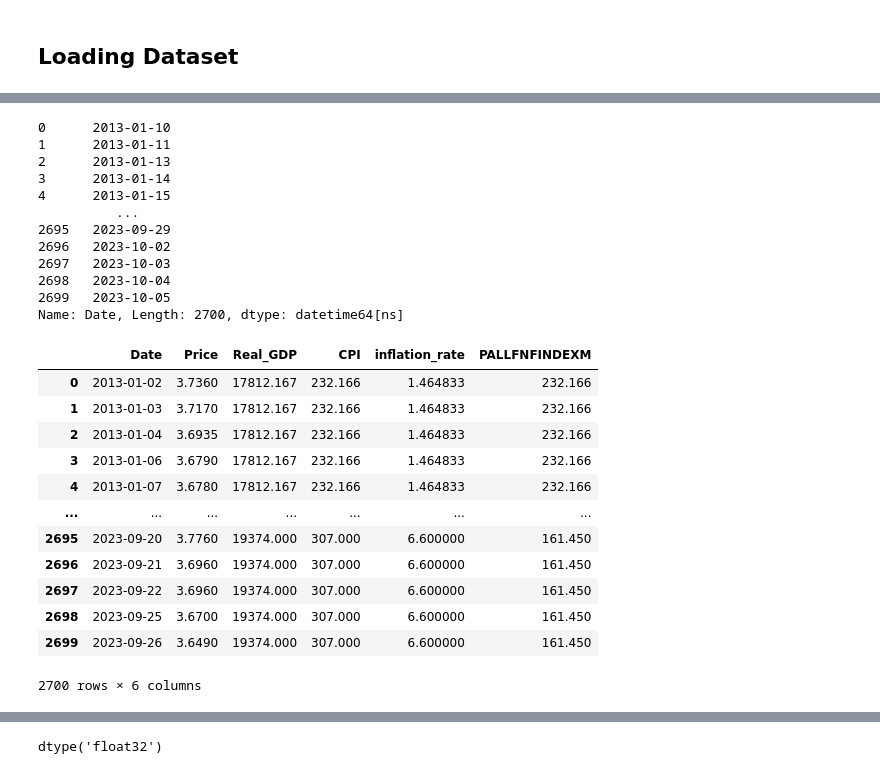
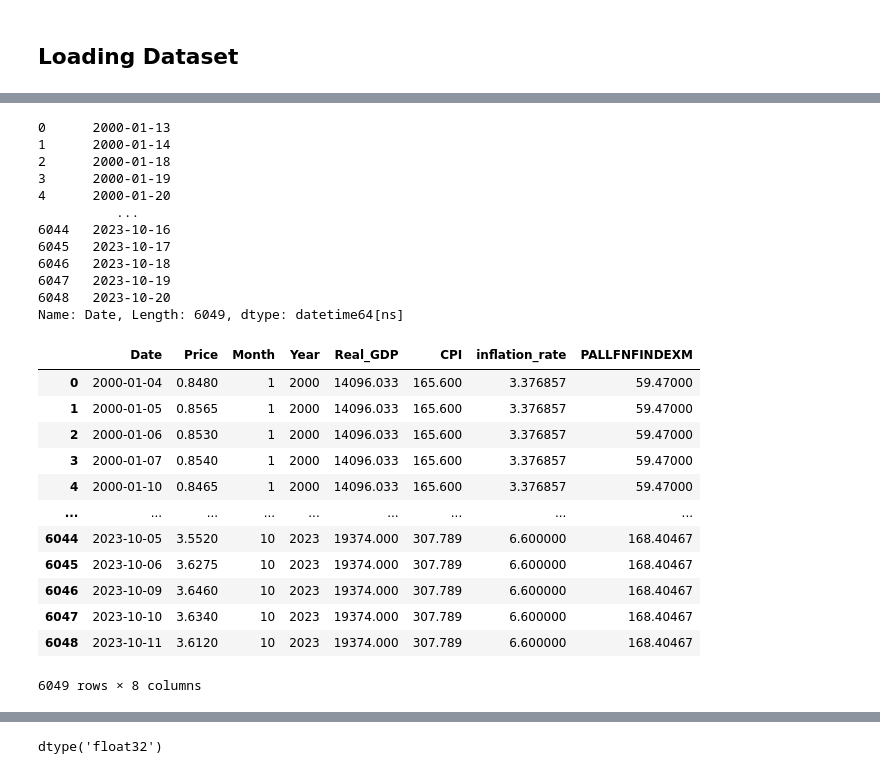
Before and after one commit to QaraDataScience/Copper-Price-Prediction, a Jupyter notebook: Forecasting_Copper_Prices.ipynb, the cells around one changed output, grey strips where cells are left out. Cells and saved outputs as stored; diff of their text form; code cells hidden in the pictures.

```diff
--- a/Forecasting_Copper_Prices.ipynb
+++ b/Forecasting_Copper_Prices.ipynb
@@ -97,7 +72,7 @@ device
 # %% [markdown]
 ## Loading Dataset
 # %%
-df = pd.read_csv('final_merged_copper_dataset_new.csv')
+df = pd.read_csv('final_merged_copper_dataset.csv')
 df = df.drop(['Unnamed: 0'], axis=1)
 df["Date"] = pd.to_datetime(df["Date"])
 df
@@ -140,14 +115,0 @@ dtype: int64
-# %%
-# Set a constant value for missing 'CPI' in the year 2023
-constant_value_CPI_2023 = 307.0
-# Fill the missing 'CPI' values with the constant value for 2023
-df['CPI'] = df['CPI'].fillna(
-    df['Year'].apply(lambda x: constant_value_CPI_2023 if x == 2023 else np.nan))
-
-# Set a constant value for missing 'PALLFNFINDEXM' in the year 2023
-constant_value_PALLFNFINDEXM_2023 = 161.45
-# Fill the missing 'PALLFNFINDEXM' values with the constant value for 2023
-df['PALLFNFINDEXM'] = df['PALLFNFINDEXM'].fillna(
-    df['Year'].apply(lambda x: constant_value_PALLFNFINDEXM_2023 if x == 2023 else np.nan))
-
-df.isnull().sum()
@@ -169,3 +115,0 @@ dtype: int64
-# %%
-df = df.drop(['Month','Year', 'Open', 'High', 'Low', 'Vol.', 'Change %'], axis=1)
-df
@@ -186,5 +115,0 @@ df
-# %%
-df = df.iloc[::-1]
-
-df.reset_index(drop=True, inplace=True)
-df
@@ -221,49 +158,50 @@ dates.reset_index(drop=True, inplace=True)
 # %%
 dates
 # %% [output]
-0      2013-01-10
-1      2013-01-11
-2      2013-01-13
-3      2013-01-14
-4      2013-01-15
+0      2000-01-13
+1      2000-01-14
+2      2000-01-18
+3      2000-01-19
+4      2000-01-20
           ...
-2695   2023-09-29
-2696   2023-10-02
-2697   2023-10-03
-2698   2023-10-04
-2699   2023-10-05
-Name: Date, Length: 2700, dtype: datetime64[ns]
+6044   2023-10-16
+6045   2023-10-17
+6046   2023-10-18
+6047   2023-10-19
+6048   2023-10-20
+Name: Date, Length: 6049, dtype: datetime64[ns]
 # %%
 from copy import deepcopy as dc
 
 
 def prepare_dataframe_for_lstm(df, n_steps):
     df = dc(df)
 
     #df.set_index('Date', inplace=True)
 
     for i in range(1, n_steps + 1):
         df[f'Price(t-{i})'] = df['Price'].shift(i)
 
     df.dropna(inplace=True)
 
     return df
 
 
 shifted_df = prepare_dataframe_for_lstm(data, LOOKBACK)
+shifted_df = shifted_df.reset_index(drop=True)
 df = df.drop(df.index[-7:])
 df
 # %% [output]
-|  | Date | Price | Real_GDP | CPI | inflation_rate | PALLFNFINDEXM |
-| 0 | 2013-01-02 | 3.7360 | 17812.167 | 232.166 | 1.464833 | 232.166 |
-| 1 | 2013-01-03 | 3.7170 | 17812.167 | 232.166 | 1.464833 | 232.166 |
-| 2 | 2013-01-04 | 3.6935 | 17812.167 | 232.166 | 1.464833 | 232.166 |
-| 3 | 2013-01-06 | 3.6790 | 17812.167 | 232.166 | 1.464833 | 232.166 |
-| 4 | 2013-01-07 | 3.6780 | 17812.167 | 232.166 | 1.464833 | 232.166 |
-| ... | ... | ... | ... | ... | ... | ... |
-| 2695 | 2023-09-20 | 3.7760 | 19374.000 | 307.000 | 6.600000 | 161.450 |
-| 2696 | 2023-09-21 | 3.6960 | 19374.000 | 307.000 | 6.600000 | 161.450 |
-| 2697 | 2023-09-22 | 3.6960 | 19374.000 | 307.000 | 6.600000 | 161.450 |
-| 2698 | 2023-09-25 | 3.6700 | 19374.000 | 307.000 | 6.600000 | 161.450 |
-| 2699 | 2023-09-26 | 3.6490 | 19374.000 | 307.000 | 6.600000 | 161.450 |
+|  | Date | Price | Month | Year | Real_GDP | CPI | inflation_rate | PALLFNFINDEXM |
+| 0 | 2000-01-04 | 0.8480 | 1 | 2000 | 14096.033 | 165.600 | 3.376857 | 59.47000 |
+| 1 | 2000-01-05 | 0.8565 | 1 | 2000 | 14096.033 | 165.600 | 3.376857 | 59.47000 |
+| 2 | 2000-01-06 | 0.8530 | 1 | 2000 | 14096.033 | 165.600 | 3.376857 | 59.47000 |
+| 3 | 2000-01-07 | 0.8540 | 1 | 2000 | 14096.033 | 165.600 | 3.376857 | 59.47000 |
+| 4 | 2000-01-10 | 0.8465 | 1 | 2000 | 14096.033 | 165.600 | 3.376857 | 59.47000 |
+| ... | ... | ... | ... | ... | ... | ... | ... | ... |
+| 6044 | 2023-10-05 | 3.5520 | 10 | 2023 | 19374.000 | 307.789 | 6.600000 | 168.40467 |
+| 6045 | 2023-10-06 | 3.6275 | 10 | 2023 | 19374.000 | 307.789 | 6.600000 | 168.40467 |
+| 6046 | 2023-10-09 | 3.6460 | 10 | 2023 | 19374.000 | 307.789 | 6.600000 | 168.40467 |
+| 6047 | 2023-10-10 | 3.6340 | 10 | 2023 | 19374.000 | 307.789 | 6.600000 | 168.40467 |
+| 6048 | 2023-10-11 | 3.6120 | 10 | 2023 | 19374.000 | 307.789 | 6.600000 | 168.40467 |
-2700 rows × 6 columns
+6049 rows × 8 columns
```
Also changed, not shown: parts of 76 cells of this notebook, 5 other files.
